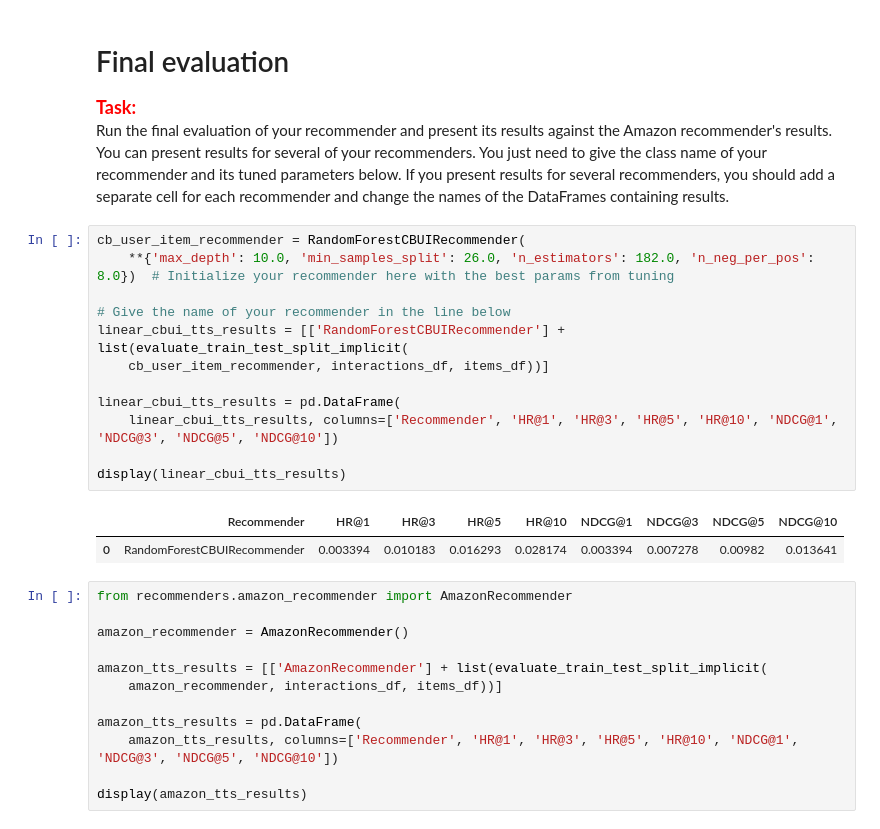
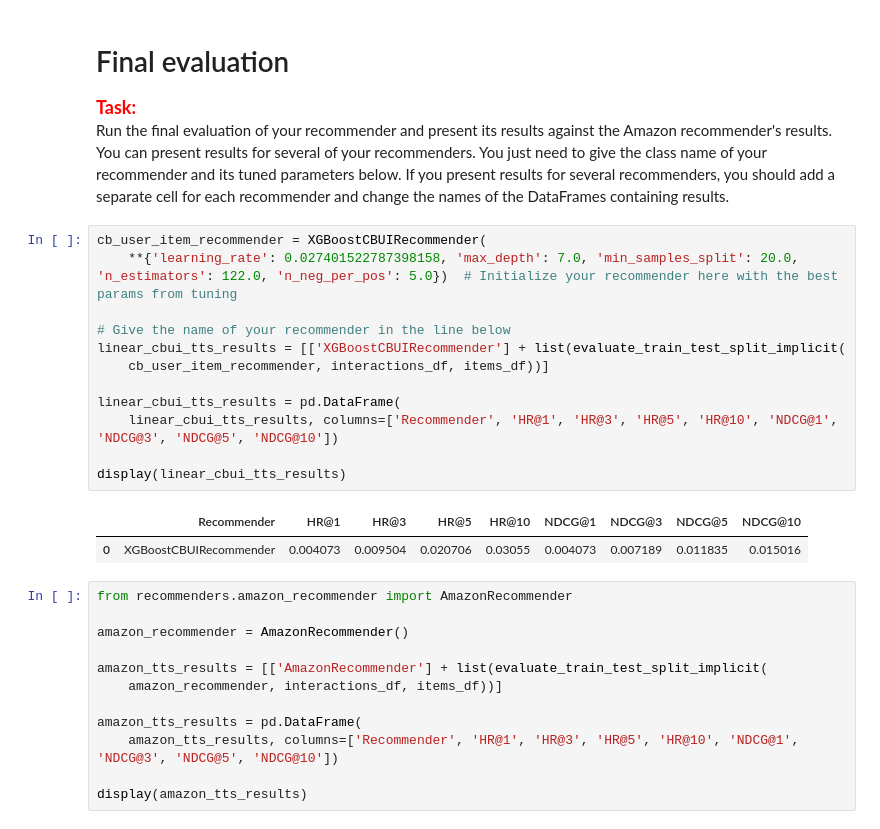
Before and after one commit to WojMax/Recomenders_Project_One, a Jupyter notebook: project_1_recommender_and_evaluation.ipynb, the cells around one changed output. Drawn from its saved outputs; the diff is of its cells as text.

Commit message:
final_results

```diff
--- a/project_1_recommender_and_evaluation.ipynb
+++ b/project_1_recommender_and_evaluation.ipynb
@@ -626,20 +631,20 @@ print(best_param_set)
 <span style="color:red"><font size="4">**Task:**</font></span><br>
 Run the final evaluation of your recommender and present its results against the Amazon recommender's results. You can present results for several of your recommenders. You just need to give the class name of your recommender and its tuned parameters below. If you present results for several recommenders, you should add a separate cell for each recommender and change the names of the DataFrames containing results.
 # %%
-cb_user_item_recommender = RandomForestCBUIRecommender(
-    **{'max_depth': 10.0, 'min_samples_split': 26.0, 'n_estimators': 182.0, 'n_neg_per_pos': 8.0})  # Initialize your recommender here with the best params from tuning
+cb_user_item_recommender = XGBoostCBUIRecommender(
+    **{'learning_rate': 0.027401522787398158, 'max_depth': 7.0, 'min_samples_split': 20.0, 'n_estimators': 122.0, 'n_neg_per_pos': 5.0})  # Initialize your recommender here with the best params from tuning
 
 # Give the name of your recommender in the line below
-linear_cbui_tts_results = [['RandomForestCBUIRecommender'] + list(evaluate_train_test_split_implicit(
+linear_cbui_tts_results = [['XGBoostCBUIRecommender'] + list(evaluate_train_test_split_implicit(
     cb_user_item_recommender, interactions_df, items_df))]
 
 linear_cbui_tts_results = pd.DataFrame(
     linear_cbui_tts_results, columns=['Recommender', 'HR@1', 'HR@3', 'HR@5', 'HR@10', 'NDCG@1', 'NDCG@3', 'NDCG@5', 'NDCG@10'])
 
 display(linear_cbui_tts_results)
 # %% [output]
 |  | Recommender | HR@1 | HR@3 | HR@5 | HR@10 | NDCG@1 | NDCG@3 | NDCG@5 | NDCG@10 |
-| 0 | RandomForestCBUIRecommender | 0.003394 | 0.010183 | 0.016293 | 0.028174 | 0.003394 | 0.007278 | 0.00982 | 0.013641 |
+| 0 | XGBoostCBUIRecommender | 0.004073 | 0.009504 | 0.020706 | 0.03055 | 0.004073 | 0.007189 | 0.011835 | 0.015016 |
 # %%
 from recommenders.amazon_recommender import AmazonRecommender
 
```
Also changed, not shown: parts of 3 cells of this notebook.
